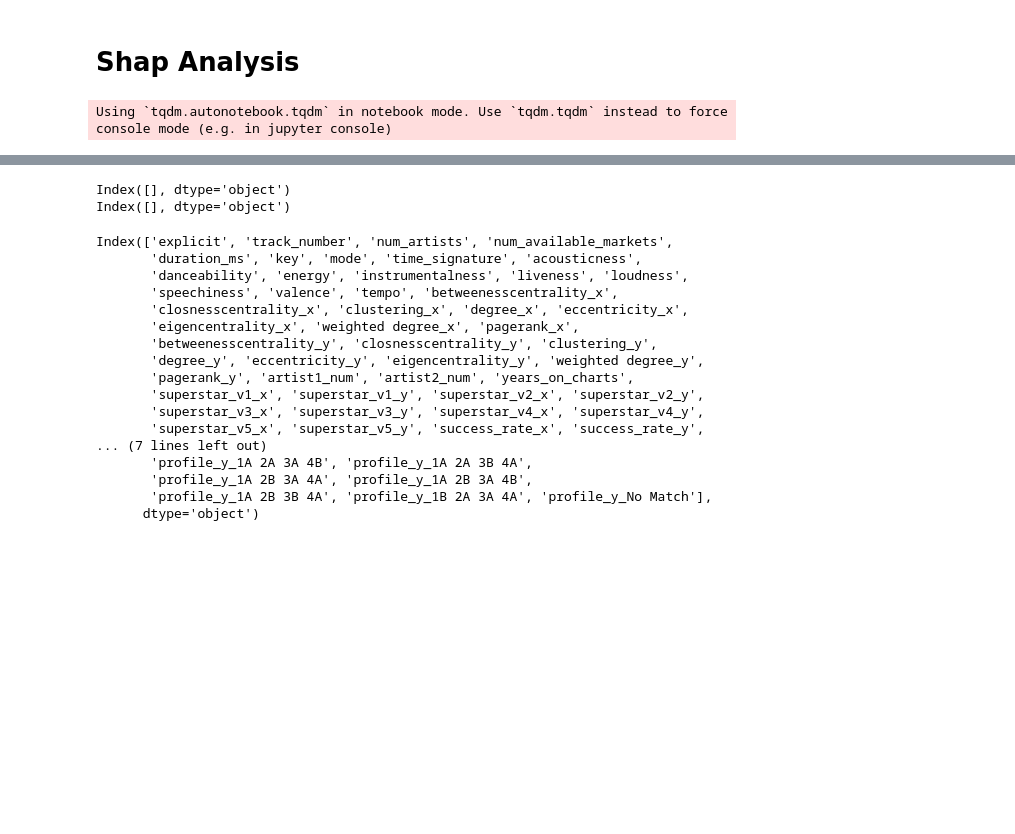
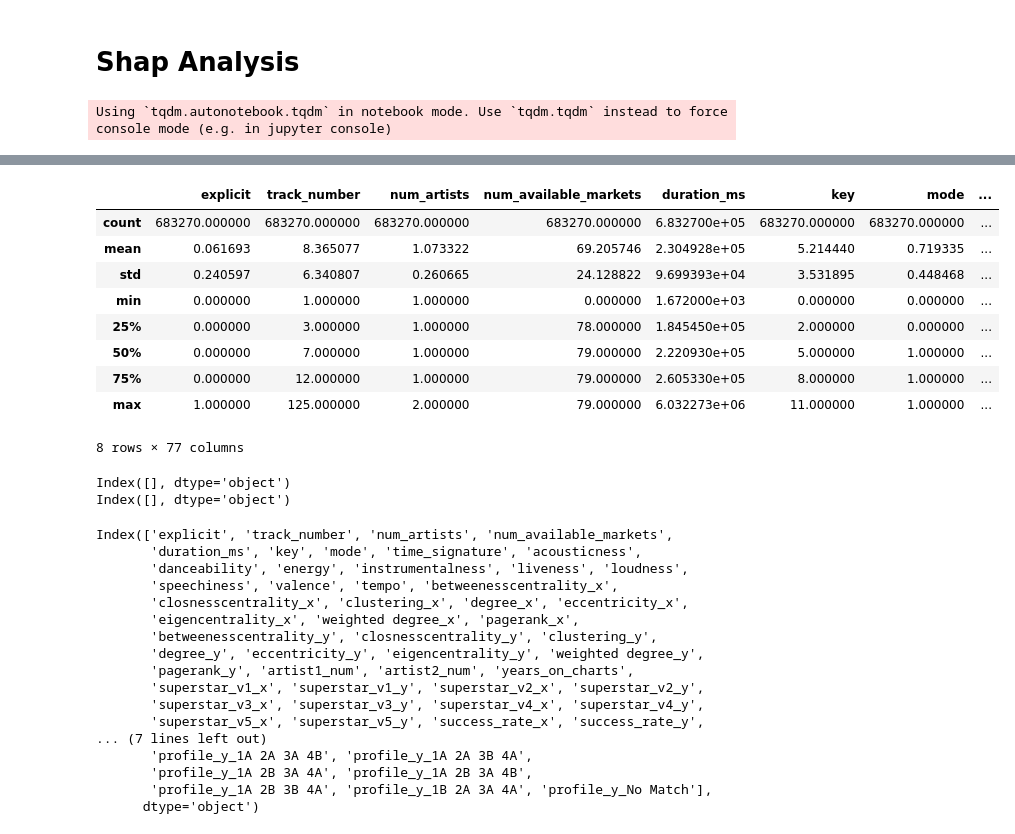
Before and after one commit to l4vd/Ba_first_tries, a Jupyter notebook: models/Original_MLP/Network_Analysis.ipynb, the cells around one changed output, grey strips where cells are left out. Drawn from its saved outputs; the diff is of its cells as text; code cells hidden in the pictures; blank space fills up the shorter version.

```diff
--- a/models/Original_MLP/Network_Analysis.ipynb
+++ b/models/Original_MLP/Network_Analysis.ipynb
@@ -574,3 +587,19 @@ X_test.drop(columns="date", inplace=True)
+# %%
+X_train = X_train.astype(dtype={col: int for col in X_train.select_dtypes(include=['bool'])})
+X_test = X_test.astype(dtype={col: int for col in X_test.select_dtypes(include=['bool'])})
+# %%
+X_train.describe()
+# %% [output]
+|  | explicit | track_number | num_artists | num_available_markets | duration_ms | key | mode | ... |
+| count | 683270.000000 | 683270.000000 | 683270.000000 | 683270.000000 | 6.832700e+05 | 683270.000000 | 683270.000000 | ... |
+| mean | 0.061693 | 8.365077 | 1.073322 | 69.205746 | 2.304928e+05 | 5.214440 | 0.719335 | ... |
+| std | 0.240597 | 6.340807 | 0.260665 | 24.128822 | 9.699393e+04 | 3.531895 | 0.448468 | ... |
+| min | 0.000000 | 1.000000 | 1.000000 | 0.000000 | 1.672000e+03 | 0.000000 | 0.000000 | ... |
+| 25% | 0.000000 | 3.000000 | 1.000000 | 78.000000 | 1.845450e+05 | 2.000000 | 0.000000 | ... |
+| 50% | 0.000000 | 7.000000 | 1.000000 | 79.000000 | 2.220930e+05 | 5.000000 | 1.000000 | ... |
+| 75% | 0.000000 | 12.000000 | 1.000000 | 79.000000 | 2.605330e+05 | 8.000000 | 1.000000 | ... |
+| max | 1.000000 | 125.000000 | 2.000000 | 79.000000 | 6.032273e+06 | 11.000000 | 1.000000 | ... |
+8 rows × 77 columns
 # %%
 feature_names = X_train.columns
 X_train = preprocess(X_train, min_max_val)
```
Also changed, not shown: parts of 14 cells of this notebook.
